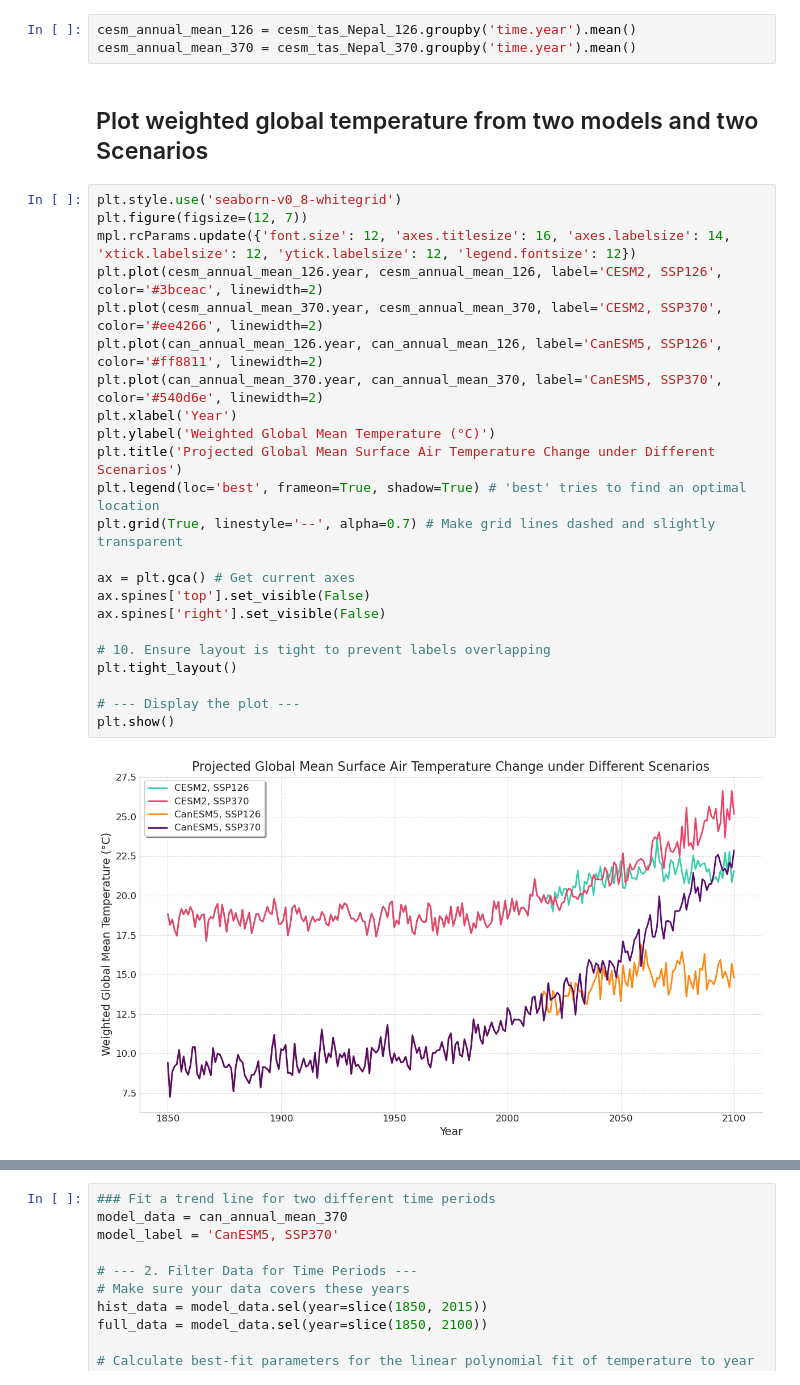
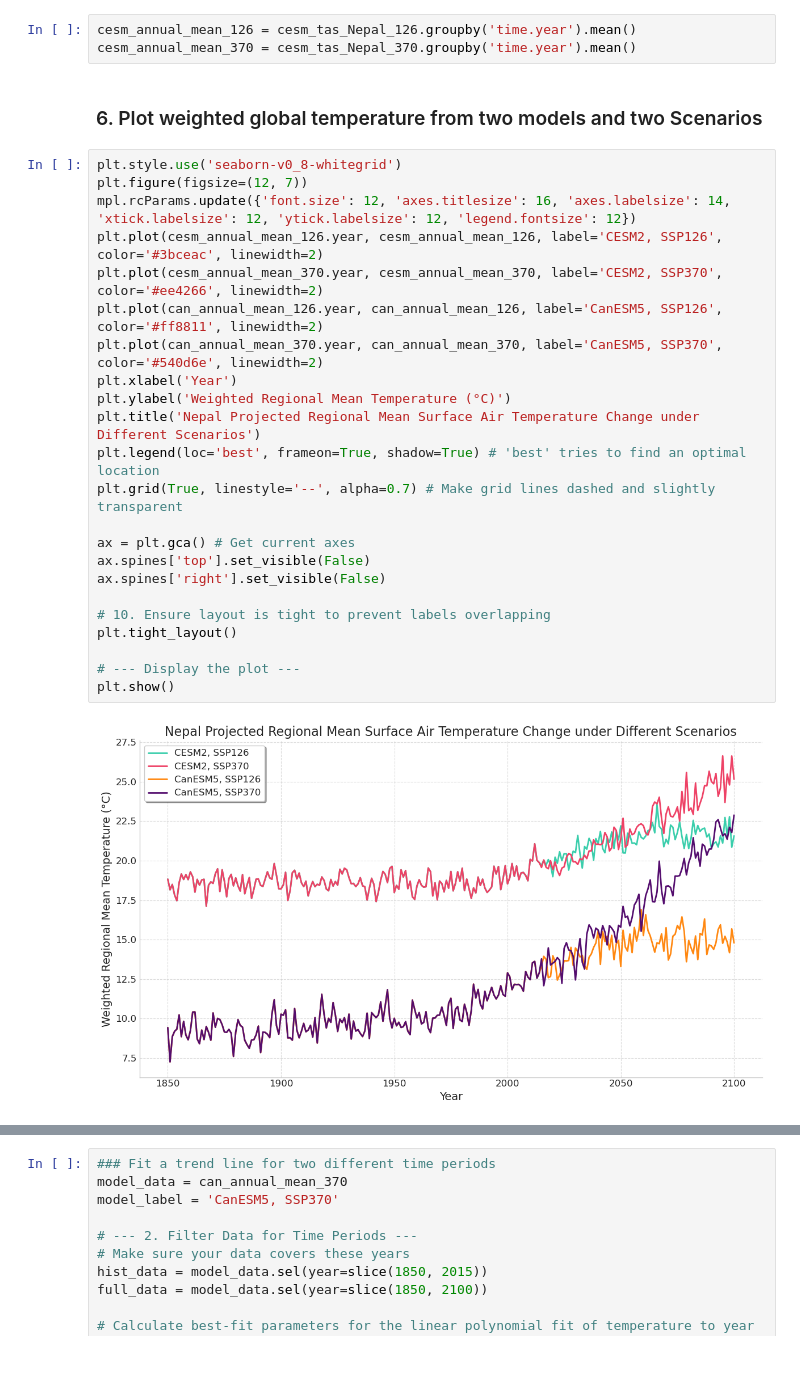
Before and after one commit to ZoeZhouJ/CMIP6_AWS, a Jupyter notebook: hw.ipynb, the cells around one changed output, grey strips where cells are left out. Drawn from its saved outputs; the diff is of its cells as text.

Commit message:
Cleaned up plots and updated intro

```diff
--- a/hw.ipynb
+++ b/hw.ipynb
@@ -319,30 +315,30 @@ CESM
 cesm_annual_mean_126 = cesm_tas_Nepal_126.groupby('time.year').mean()
 cesm_annual_mean_370 = cesm_tas_Nepal_370.groupby('time.year').mean()
 # %% [markdown]
-## Plot weighted global temperature from two models and two Scenarios
+### 6. Plot weighted global temperature from two models and two Scenarios
 # %%
 plt.style.use('seaborn-v0_8-whitegrid')
 plt.figure(figsize=(12, 7))
 mpl.rcParams.update({'font.size': 12, 'axes.titlesize': 16, 'axes.labelsize': 14, 'xtick.labelsize': 12, 'ytick.labelsize': 12, 'legend.fontsize': 12})
 plt.plot(cesm_annual_mean_126.year, cesm_annual_mean_126, label='CESM2, SSP126', color='#3bceac', linewidth=2)
 plt.plot(cesm_annual_mean_370.year, cesm_annual_mean_370, label='CESM2, SSP370', color='#ee4266', linewidth=2)
 plt.plot(can_annual_mean_126.year, can_annual_mean_126, label='CanESM5, SSP126', color='#ff8811', linewidth=2)
 plt.plot(can_annual_mean_370.year, can_annual_mean_370, label='CanESM5, SSP370', color='#540d6e', linewidth=2)
 plt.xlabel('Year')
-plt.ylabel('Weighted Global Mean Temperature (°C)')
-plt.title('Projected Global Mean Surface Air Temperature Change under Different Scenarios')
+plt.ylabel('Weighted Regional Mean Temperature (°C)')
+plt.title('Nepal Projected Regional Mean Surface Air Temperature Change under Different Scenarios')
 plt.legend(loc='best', frameon=True, shadow=True) # 'best' tries to find an optimal location
 plt.grid(True, linestyle='--', alpha=0.7) # Make grid lines dashed and slightly transparent
 
 ax = plt.gca() # Get current axes
 ax.spines['top'].set_visible(False)
 ax.spines['right'].set_visible(False)
 
 # 10. Ensure layout is tight to prevent labels overlapping
 plt.tight_layout()
 
 # --- Display the plot ---
 plt.show()
 # %% [output]
-[figure, old version]
+[figure, new version]
 # %% [markdown]
```
Also changed, not shown: parts of 10 cells of this notebook, 16 other files.
